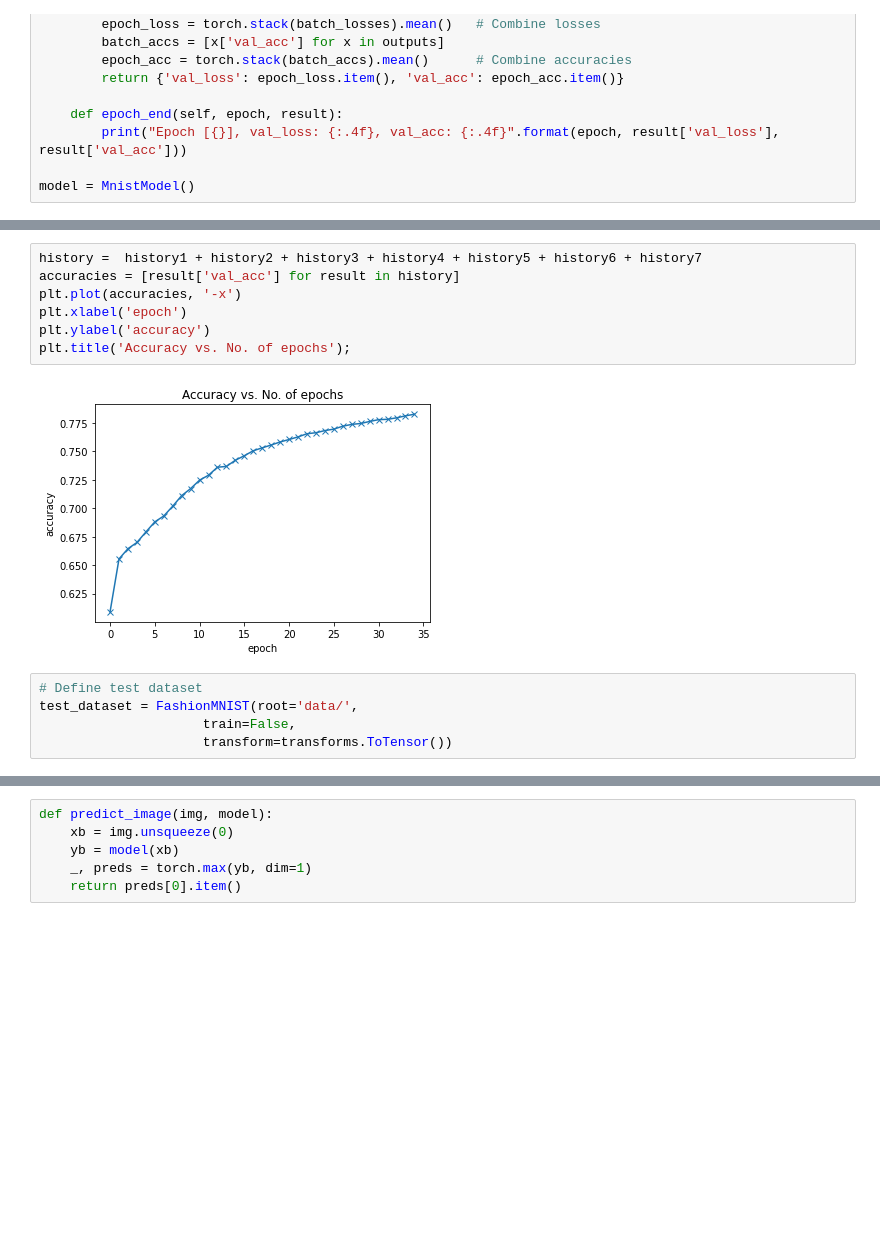
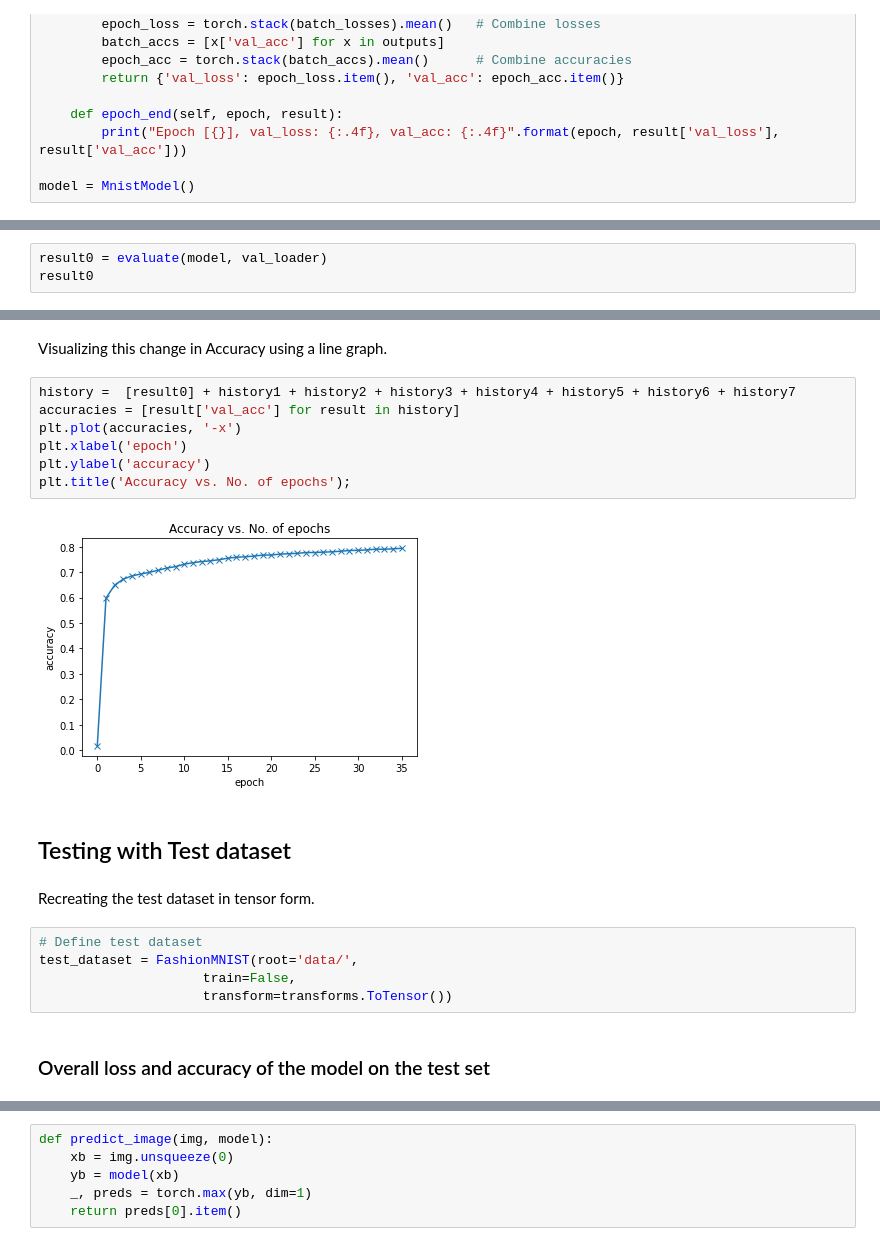
Before and after one commit to yadavaas/Coding_cloud, a Jupyter notebook: fashion-mnist-dataset.ipynb, the cells around one changed output, grey strips where cells are left out. Cells and saved outputs as stored; diff of their text form; blank space fills up the shorter version.

Commit message:
Kaggle Notebook | Fashion_MNIST_dataset | Version 2

```diff
--- a/fashion-mnist-dataset.ipynb
+++ b/fashion-mnist-dataset.ipynb
@@ -142,0 +214,3 @@ model = MnistModel()
+# %%
+result0 = evaluate(model, val_loader)
+result0
@@ -199,17 +279,25 @@ Epoch [4], val_loss: 0.6790, val_acc: 0.7824
+# %% [markdown]
+Visualizing this change in Accuracy using a line graph.
 # %%
-history =  history1 + history2 + history3 + history4 + history5 + history6 + history7
+history =  [result0] + history1 + history2 + history3 + history4 + history5 + history6 + history7
 accuracies = [result['val_acc'] for result in history]
 plt.plot(accuracies, '-x')
 plt.xlabel('epoch')
 plt.ylabel('accuracy')
 plt.title('Accuracy vs. No. of epochs');
 # %% [output]
-[figure, old version]
+[figure, new version]
+# %% [markdown]
+## Testing with Test dataset
+# %% [markdown]
+Recreating the test dataset in tensor form.
 # %%
 # Define test dataset
 test_dataset = FashionMNIST(root='data/',
                      train=False,
                      transform=transforms.ToTensor())
+# %% [markdown]
+### Overall loss and accuracy of the model on the test set
 # %%
 test_loader = DataLoader(test_dataset, batch_size=256)
 result = evaluate(model, test_loader)
```
Also changed, not shown: parts of 42 cells of this notebook.
